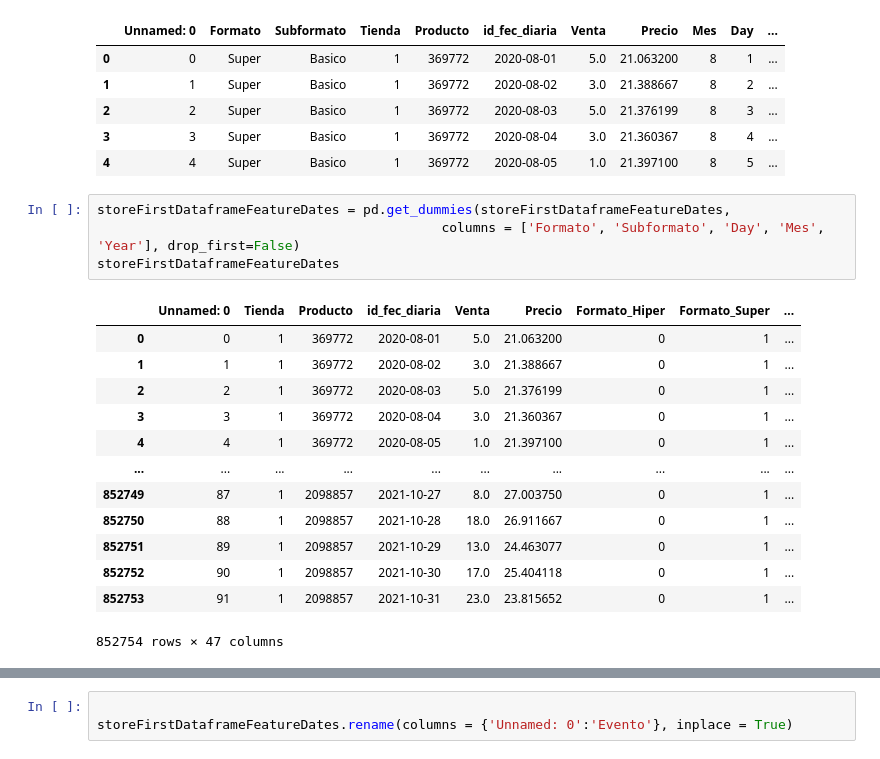
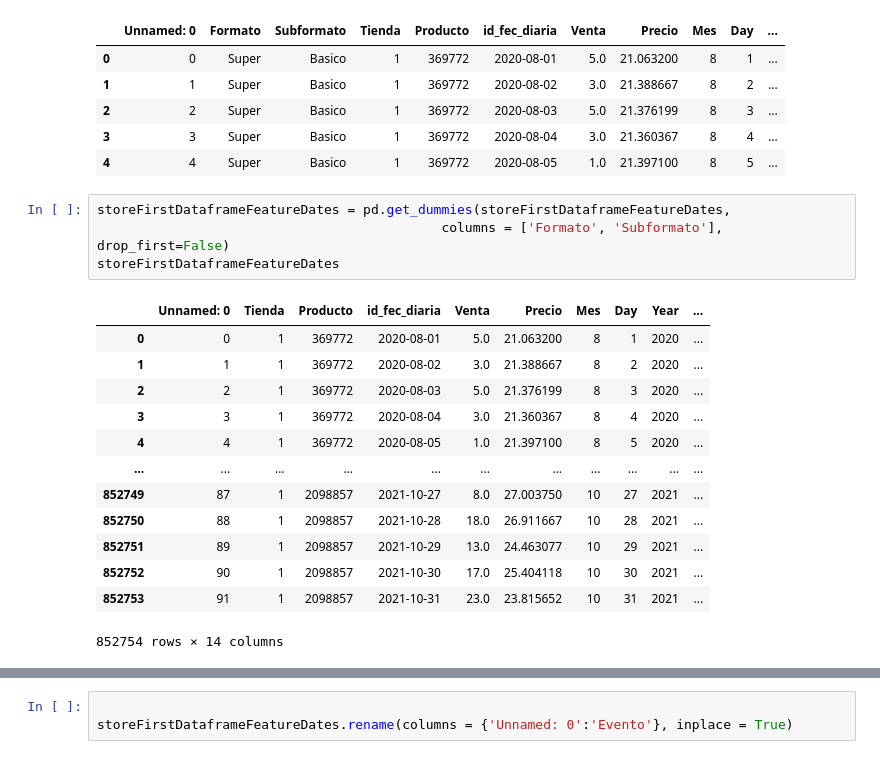
Before and after one commit to AlanMLCH/pythonDataScience, a Jupyter notebook: enkiForecasting/EDA.ipynb, the cells around one changed output, grey strips where cells are left out. Cells and saved outputs as stored; diff of their text form.

```diff
--- a/enkiForecasting/EDA.ipynb
+++ b/enkiForecasting/EDA.ipynb
@@ -356,22 +357,22 @@ storeFirstDataframeFeatureDates.head()
 | 4 | 4 | Super | Basico | 1 | 369772 | 2020-08-05 | 1.0 | 21.397100 | 8 | 5 | ... |
 # %%
 storeFirstDataframeFeatureDates = pd.get_dummies(storeFirstDataframeFeatureDates,
-                                            columns = ['Formato', 'Subformato', 'Day', 'Mes', 'Year'], drop_first=False)
+                                            columns = ['Formato', 'Subformato'], drop_first=False)
 storeFirstDataframeFeatureDates
 # %% [output]
-|  | Unnamed: 0 | Tienda | Producto | id_fec_diaria | Venta | Precio | Formato_Hiper | Formato_Super | ... |
-| 0 | 0 | 1 | 369772 | 2020-08-01 | 5.0 | 21.063200 | 0 | 1 | ... |
-| 1 | 1 | 1 | 369772 | 2020-08-02 | 3.0 | 21.388667 | 0 | 1 | ... |
-| 2 | 2 | 1 | 369772 | 2020-08-03 | 5.0 | 21.376199 | 0 | 1 | ... |
-| 3 | 3 | 1 | 369772 | 2020-08-04 | 3.0 | 21.360367 | 0 | 1 | ... |
-| 4 | 4 | 1 | 369772 | 2020-08-05 | 1.0 | 21.397100 | 0 | 1 | ... |
-| ... | ... | ... | ... | ... | ... | ... | ... | ... | ... |
-| 852749 | 87 | 1 | 2098857 | 2021-10-27 | 8.0 | 27.003750 | 0 | 1 | ... |
-| 852750 | 88 | 1 | 2098857 | 2021-10-28 | 18.0 | 26.911667 | 0 | 1 | ... |
-| 852751 | 89 | 1 | 2098857 | 2021-10-29 | 13.0 | 24.463077 | 0 | 1 | ... |
-| 852752 | 90 | 1 | 2098857 | 2021-10-30 | 17.0 | 25.404118 | 0 | 1 | ... |
-| 852753 | 91 | 1 | 2098857 | 2021-10-31 | 23.0 | 23.815652 | 0 | 1 | ... |
+|  | Unnamed: 0 | Tienda | Producto | id_fec_diaria | Venta | Precio | Mes | Day | Year | ... |
+| 0 | 0 | 1 | 369772 | 2020-08-01 | 5.0 | 21.063200 | 8 | 1 | 2020 | ... |
+| 1 | 1 | 1 | 369772 | 2020-08-02 | 3.0 | 21.388667 | 8 | 2 | 2020 | ... |
+| 2 | 2 | 1 | 369772 | 2020-08-03 | 5.0 | 21.376199 | 8 | 3 | 2020 | ... |
+| 3 | 3 | 1 | 369772 | 2020-08-04 | 3.0 | 21.360367 | 8 | 4 | 2020 | ... |
+| 4 | 4 | 1 | 369772 | 2020-08-05 | 1.0 | 21.397100 | 8 | 5 | 2020 | ... |
+| ... | ... | ... | ... | ... | ... | ... | ... | ... | ... | ... |
+| 852749 | 87 | 1 | 2098857 | 2021-10-27 | 8.0 | 27.003750 | 10 | 27 | 2021 | ... |
+| 852750 | 88 | 1 | 2098857 | 2021-10-28 | 18.0 | 26.911667 | 10 | 28 | 2021 | ... |
+| 852751 | 89 | 1 | 2098857 | 2021-10-29 | 13.0 | 24.463077 | 10 | 29 | 2021 | ... |
+| 852752 | 90 | 1 | 2098857 | 2021-10-30 | 17.0 | 25.404118 | 10 | 30 | 2021 | ... |
+| 852753 | 91 | 1 | 2098857 | 2021-10-31 | 23.0 | 23.815652 | 10 | 31 | 2021 | ... |
-852754 rows × 47 columns
+852754 rows × 14 columns
 # %%
 storeFirstDataframeFeatureDates.describe(include='all')
 # %% [output]
```
Also changed, not shown: parts of 7 cells of this notebook, 1 other file.
